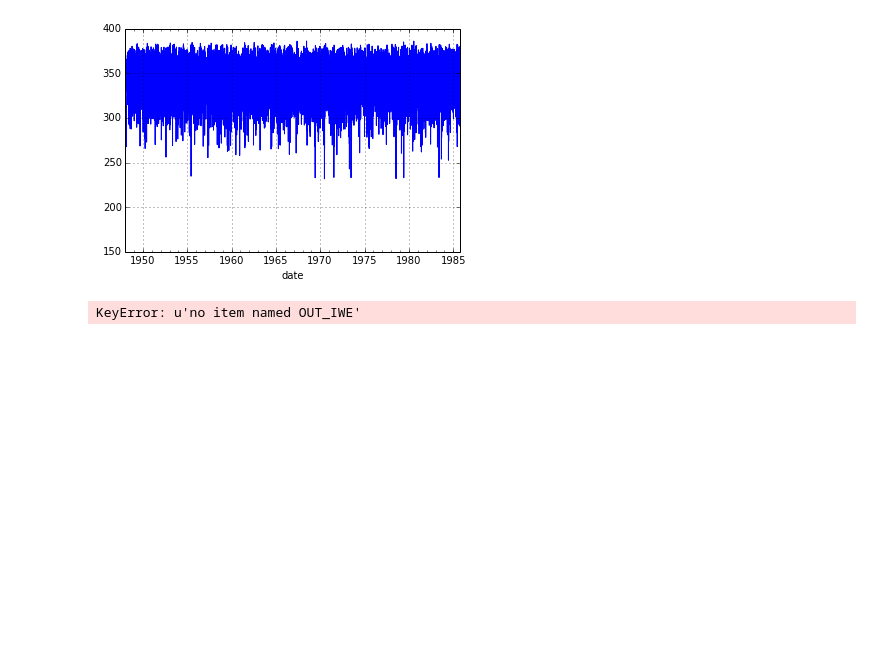
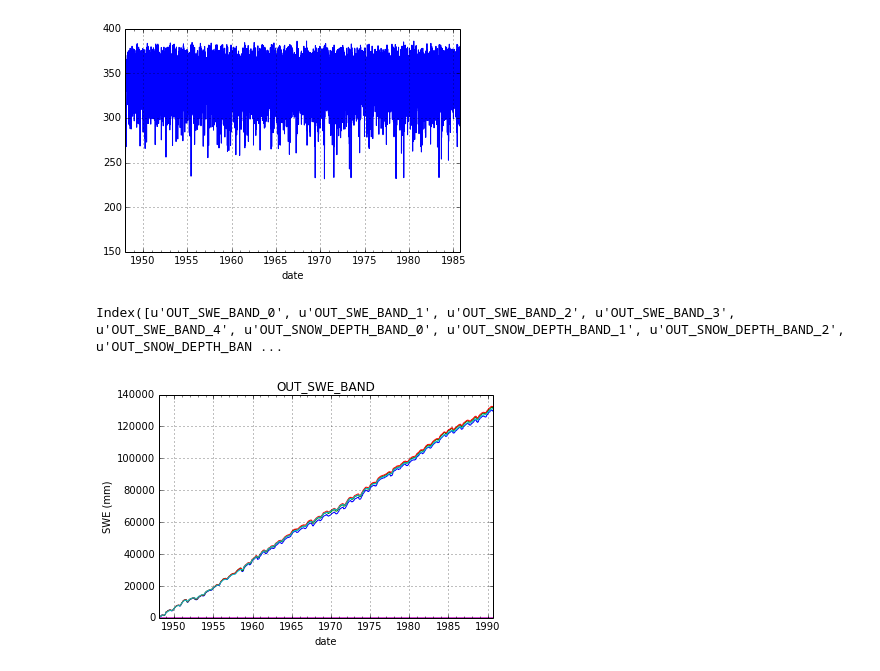
Before and after one commit to jhamman/VIC_glacier, a Jupyter notebook: notebooks/VIC_Glacier_Analysis_Rainier.ipynb, the cells around one changed output. Cells and saved outputs as stored; diff of their text form; code cells hidden in the pictures; blank space fills up the shorter version.

```diff
--- a/notebooks/VIC_Glacier_Analysis_Rainier.ipynb
+++ b/notebooks/VIC_Glacier_Analysis_Rainier.ipynb
@@ -95,7 +103,18 @@ df['OUT_SNOW_DENSITY']["1948-01-01":"1985-10-01"].plot()
 # %% [output]
 <matplotlib.axes.AxesSubplot at 0x...>
 [figure]
-# %%
-df['OUT_IWE']["1948-01-01":"1985-10-01"].plot()
-# %% [output]
-KeyError: u'no item named OUT_IWE'
+# %%
+sim = 'vic.4.2.dev_glacier_off_rainier'
+outfile = 'snowband_46.84375_-121.78125.txt'
+vicfile = os.path.join(basedir, sim, outfile)
+df = read_vic_output(vicfile)
+print df.keys()
+
+for band in xrange(5):
+    var = 'OUT_SWE_BAND_{band}'.format(band=band)
+    df[var]["1948-01-01":"1990-10-01"].plot()
+    ylabel('SWE (mm)')
+    title('OUT_SWE_BAND')
+# %% [output]
+Index([u'OUT_SWE_BAND_0', u'OUT_SWE_BAND_1', u'OUT_SWE_BAND_2', u'OUT_SWE_BAND_3', u'OUT_SWE_BAND_4', u'OUT_SNOW_DEPTH_BAND_0', u'OUT_SNOW_DEPTH_BAND_1', u'OUT_SNOW_DEPTH_BAND_2', u'OUT_SNOW_DEPTH_BAN ...
+[figure, added]
```
Also changed, not shown: parts of 1 cell of this notebook, 2 other files.
